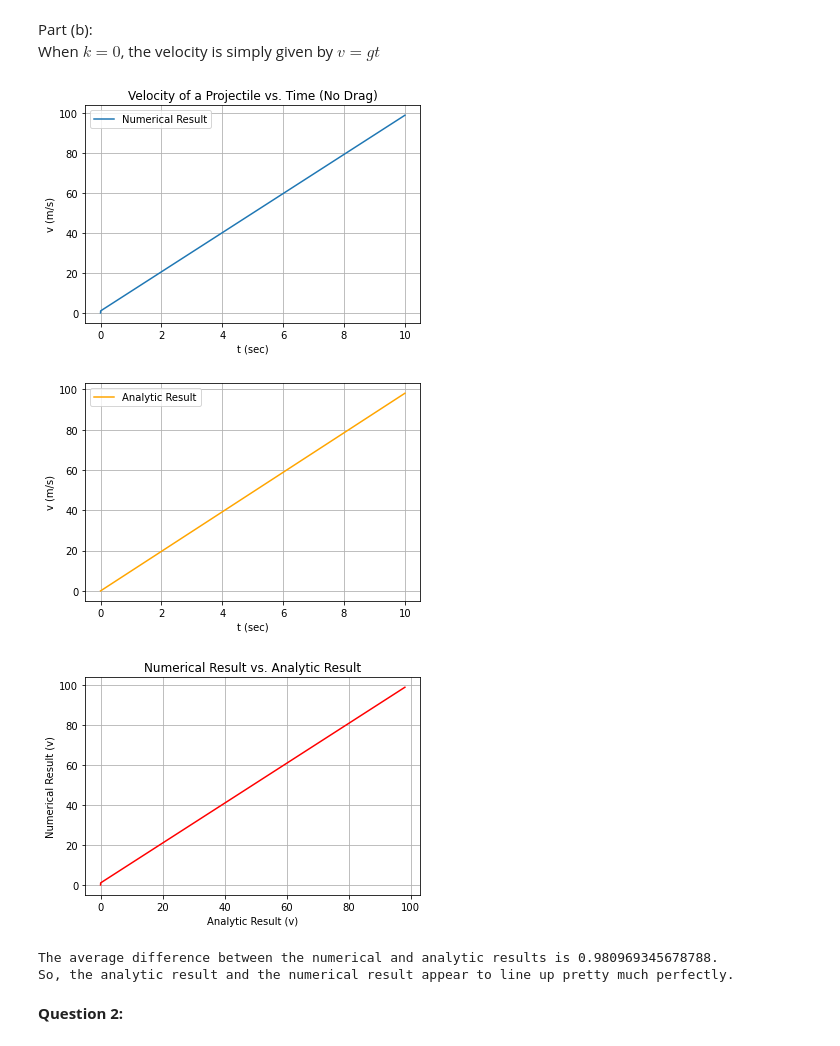
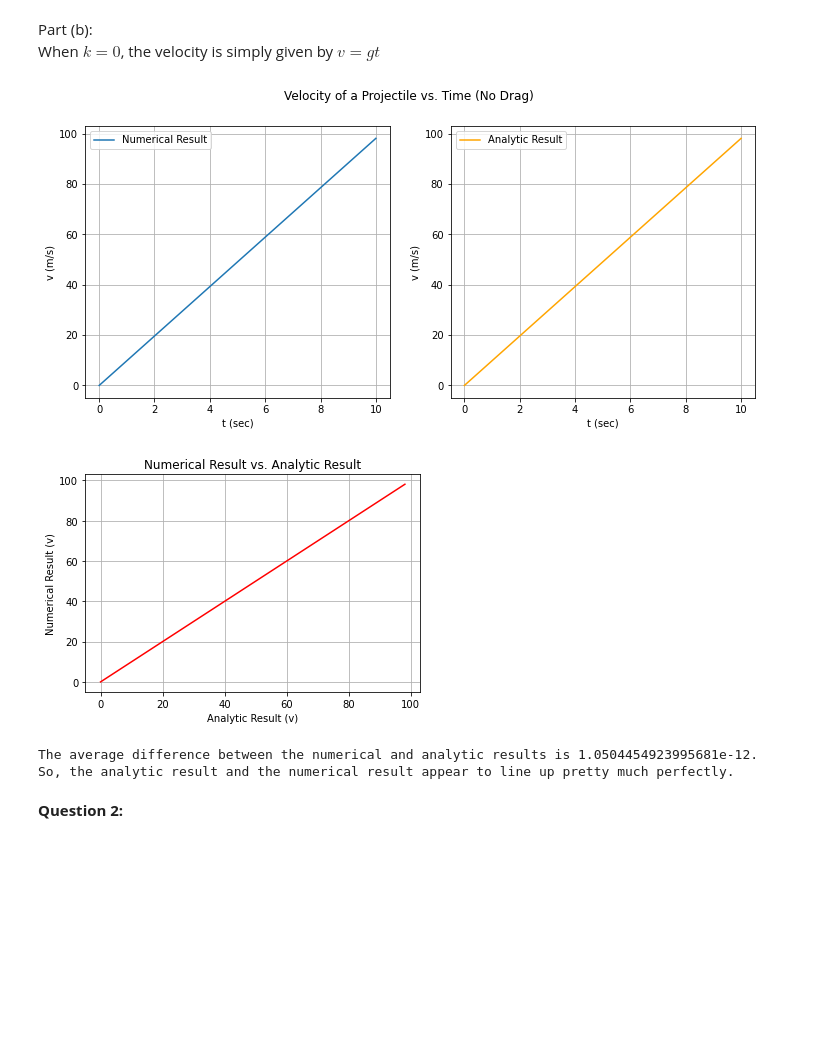
Before and after one commit to JSheare/Computational-Physics, a Jupyter notebook: Exercise Set 5.ipynb, the cells around one changed output. Saved outputs shown, nothing was run; the diff lists cells and outputs as text; code cells hidden in the pictures; blank space fills up the shorter version.

```diff
--- a/Exercise Set 5.ipynb
+++ b/Exercise Set 5.ipynb
@@ -142,47 +157,48 @@ When $k = 0$, the velocity is simply given by $ v = gt$
 # %%
 def no_drag(y, t):
     g = 9.81
     k = 0
     m = 1e-2
     function_return = np.zeros(len(y))
     function_return[0] = y[1]
     function_return[1] = g - (k/m)*(y[1]**2)
     return function_return
 
 
-ode_results1 = rk4_vector(0, 10, 1000, no_drag, [0,0], 0.00001)
+initial_conditions = [0, 0]
+ode_results1 = rk4_vector(0, 10, 1000, no_drag, initial_conditions, min_precision=0.00001)
 
-plt.plot(ode_results1[0], ode_results1[2], label='Numerical Result')
-plt.xlabel('t (sec)')
-plt.ylabel('v (m/s)')
-plt.grid(True)
-plt.legend()
-plt.title('Velocity of a Projectile vs. Time (No Drag)')
-plt.show()
+fig, [ax1, ax2] = plt.subplots(1,2, figsize=(12,5))
+ax1.plot(ode_results1[0], ode_results1[2], label='Numerical Result')
+ax1.set_xlabel('t (sec)')
+ax1.set_ylabel('v (m/s)')
+ax1.grid(True)
+ax1.legend()
 
-plt.plot(ode_results1[0], 9.81*ode_results1[0], label='Analytic Result', color='orange')
-plt.legend()
-plt.xlabel('t (sec)')
-plt.ylabel('v (m/s)')
-plt.grid(True)
+ax2.plot(ode_results1[0], 9.81*ode_results1[0], label='Analytic Result', color='orange')
+ax2.set_xlabel('t (sec)')
+ax2.set_ylabel('v (m/s)')
+ax2.grid(True)
+ax2.legend()
+
+fig.suptitle('Velocity of a Projectile vs. Time (No Drag)')
 plt.show()
 
 plt.plot(9.81*ode_results1[0], ode_results1[2], color='red')
 plt.xlabel('Analytic Result (v)')
 plt.ylabel('Numerical Result (v)')
 plt.title('Numerical Result vs. Analytic Result')
 plt.grid(True)
 plt.show()
 
 average_error = np.sum(np.abs(9.81*ode_results1[0] - ode_results1[2]))/len(ode_results1[0])
 print(f'The average difference between the numerical and analytic results is {average_error}.')
 
 print('So, the analytic result and the numerical result appear to line up pretty much perfectly.')
 # %% [output]
-[figure, old version]
+[figure, new version]
-[figure, old version]
+[figure, new version]
-[figure, removed]
-The average difference between the numerical and analytic results is 0.980969345678788.
+The average difference between the numerical and analytic results is 1.0504454923995681e-12.
 So, the analytic result and the numerical result appear to line up pretty much perfectly.
 # %% [markdown]
 **Question 2:**
```
Also changed, not shown: parts of 26 cells of this notebook.
